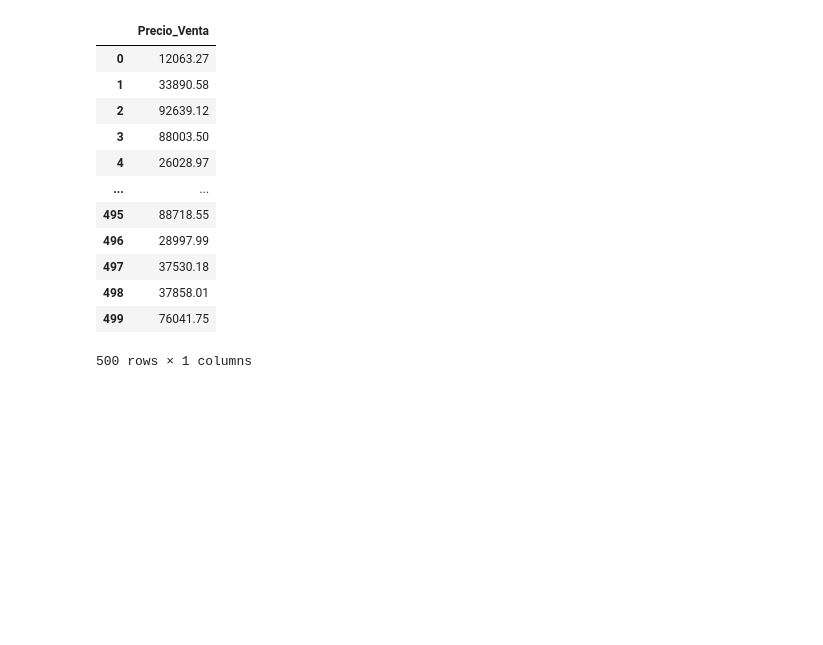
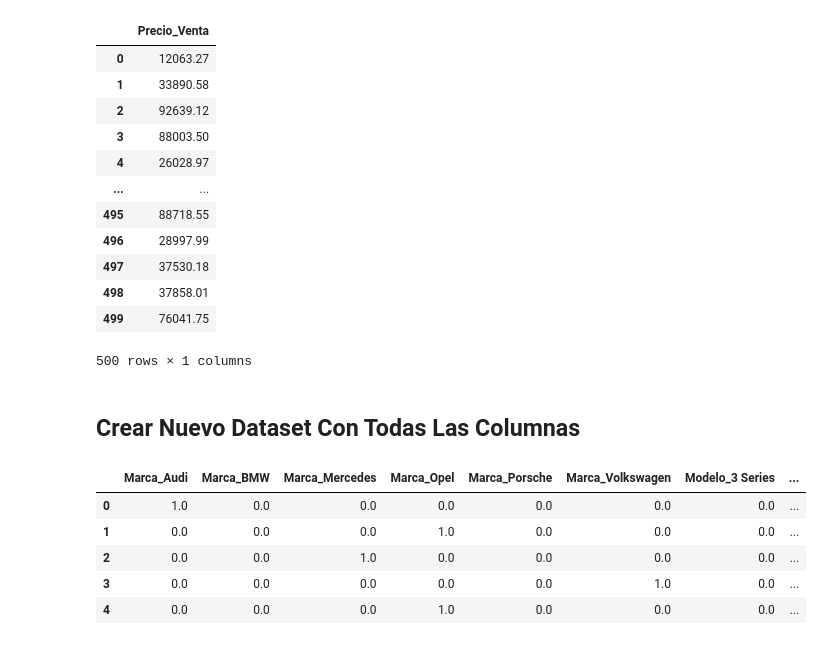
Before and after one commit to JorgeDataScientist/Machine_Learning_Scikit-Learn_Keras_TensorFlow, a Jupyter notebook: 4_Car_Price_Prediction_Machie_Learnig_Deploy/ETL.ipynb, the cells around one changed output. Saved outputs shown, nothing was run; the diff lists cells and outputs as text; code cells hidden in the pictures; blank space fills up the shorter version.

```diff
--- a/4_Car_Price_Prediction_Machie_Learnig_Deploy/ETL.ipynb
+++ b/4_Car_Price_Prediction_Machie_Learnig_Deploy/ETL.ipynb
@@ -1048,3 +1048,37 @@ precios_df
 | 498 | 37858.01 |
 | 499 | 76041.75 |
 500 rows × 1 columns
+# %% [markdown]
+## **Crear Nuevo Dataset Con Todas Las Columnas**
+# %%
+# Configurar pandas para mostrar todas las columnas
+pd.set_option('display.max_columns', None)
+
+# Cargar cada uno de los datasets
+marca_modelo = pd.read_csv("datos_limpios/1_marca_modelo_encoded.csv")
+anio_antiguedad = pd.read_csv("datos_limpios/2_anio_antiguedad.csv")
+kilometraje_categoria = pd.read_csv("datos_limpios/3_kilometraje_categoria.csv")
+tipo_combustible = pd.read_csv("datos_limpios/4_tipo_combustible.csv")
+consumo_por_cada_100 = pd.read_csv("datos_limpios/6_consumo_por_cada_100.csv")
+potencia_hp = pd.read_csv("datos_limpios/7_Potencia_HP.csv")
+tipo_transmision = pd.read_csv("datos_limpios/5_tipo_transmision.csv")
+ciudades = pd.read_csv("datos_limpios/8_ciudades.csv")
+precios = pd.read_csv("datos_limpios/9_precios.csv")
+
+# Concatenar todos los datasets en un solo DataFrame
+data_pre_procesada = pd.concat([marca_modelo, anio_antiguedad, kilometraje_categoria,
+                                tipo_combustible, consumo_por_cada_100, potencia_hp,
+                                tipo_transmision, ciudades, precios], axis=1)
+
+# Guardar el DataFrame final en un nuevo archivo CSV
+data_pre_procesada.to_csv("datos_limpios/data_pre_procesada.csv", index=False)
+
+# Mostrar el DataFrame para confirmar la correcta concatenación de todas las columnas
+data_pre_procesada.head()
+# %% [output]
+|  | Marca_Audi | Marca_BMW | Marca_Mercedes | Marca_Opel | Marca_Porsche | Marca_Volkswagen | Modelo_3 Series | ... |
+| 0 | 1.0 | 0.0 | 0.0 | 0.0 | 0.0 | 0.0 | 0.0 | ... |
+| 1 | 0.0 | 0.0 | 0.0 | 1.0 | 0.0 | 0.0 | 0.0 | ... |
+| 2 | 0.0 | 0.0 | 1.0 | 0.0 | 0.0 | 0.0 | 0.0 | ... |
+| 3 | 0.0 | 0.0 | 0.0 | 0.0 | 0.0 | 1.0 | 0.0 | ... |
+| 4 | 0.0 | 0.0 | 0.0 | 1.0 | 0.0 | 0.0 | 0.0 | ... |
```
Also changed, not shown: parts of 18 cells of this notebook, 4 other files.
